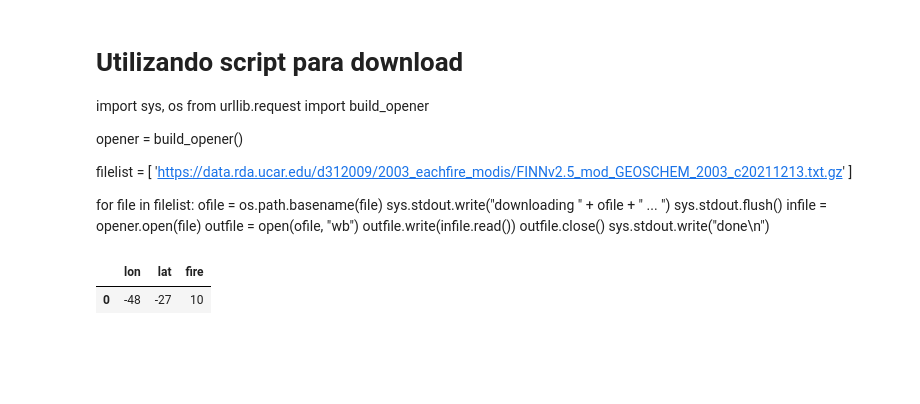
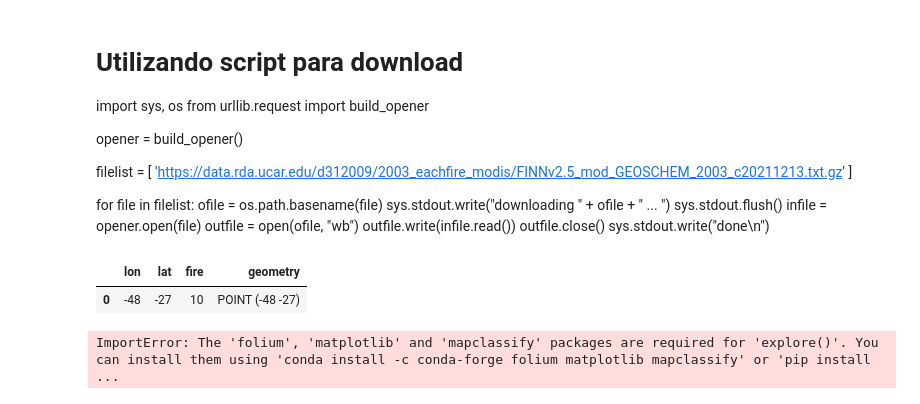
Before and after one commit to leohoinaski/ENS410064, a Jupyter notebook: 2024/notebooks/Aula05.ipynb, the cells around one changed output. Drawn from its saved outputs; the diff is of its cells as text; code cells hidden in the pictures; blank space fills up the shorter version.

```diff
--- a/2024/notebooks/Aula05.ipynb
+++ b/2024/notebooks/Aula05.ipynb
@@ -98,14 +98,22 @@ for file in filelist:
 # %%
 # Enquanto isso...
 
 # Criando um dataframe com pontos e transformando em geodataframe
 import pandas as pd
 dataSample = pd.DataFrame({'lon':[-48], 'lat':[-27], 'fire':[10]})
 
 # Conversão para geodataframe
 gdf = gpd.GeoDataFrame(
-    df, geometry=gpd.points_from_xy(df.Longitude, df.Latitude), crs="EPSG:4326"
+    dataSample, geometry=gpd.points_from_xy(dataSample.lon, dataSample.lat), crs="EPSG:4326"
 )
+
+gdf.head()
 # %% [output]
-|  | lon | lat | fire |
-| 0 | -48 | -27 | 10 |
+|  | lon | lat | fire | geometry |
+| 0 | -48 | -27 | 10 | POINT (-48 -27) |
+# %%
+# Plotando o ponto no espaço
+# Precisaremos instalar os pacotes branca e folium - pip install branca folium mapclassify
+gdf.explore()
+# %% [output]
+ImportError: The 'folium', 'matplotlib' and 'mapclassify' packages are required for 'explore()'. You can install them using 'conda install -c conda-forge folium matplotlib mapclassify' or 'pip install ...
```
